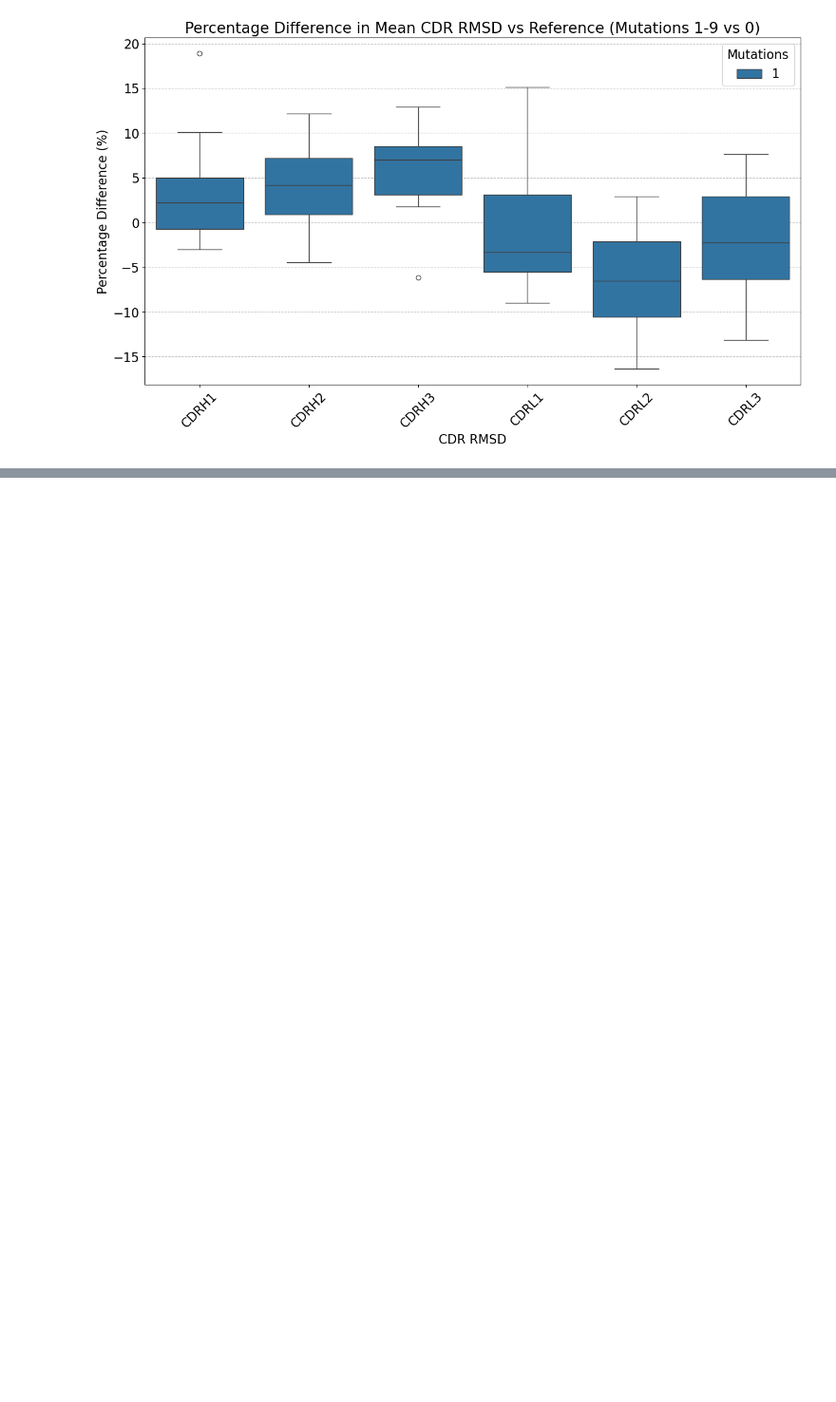
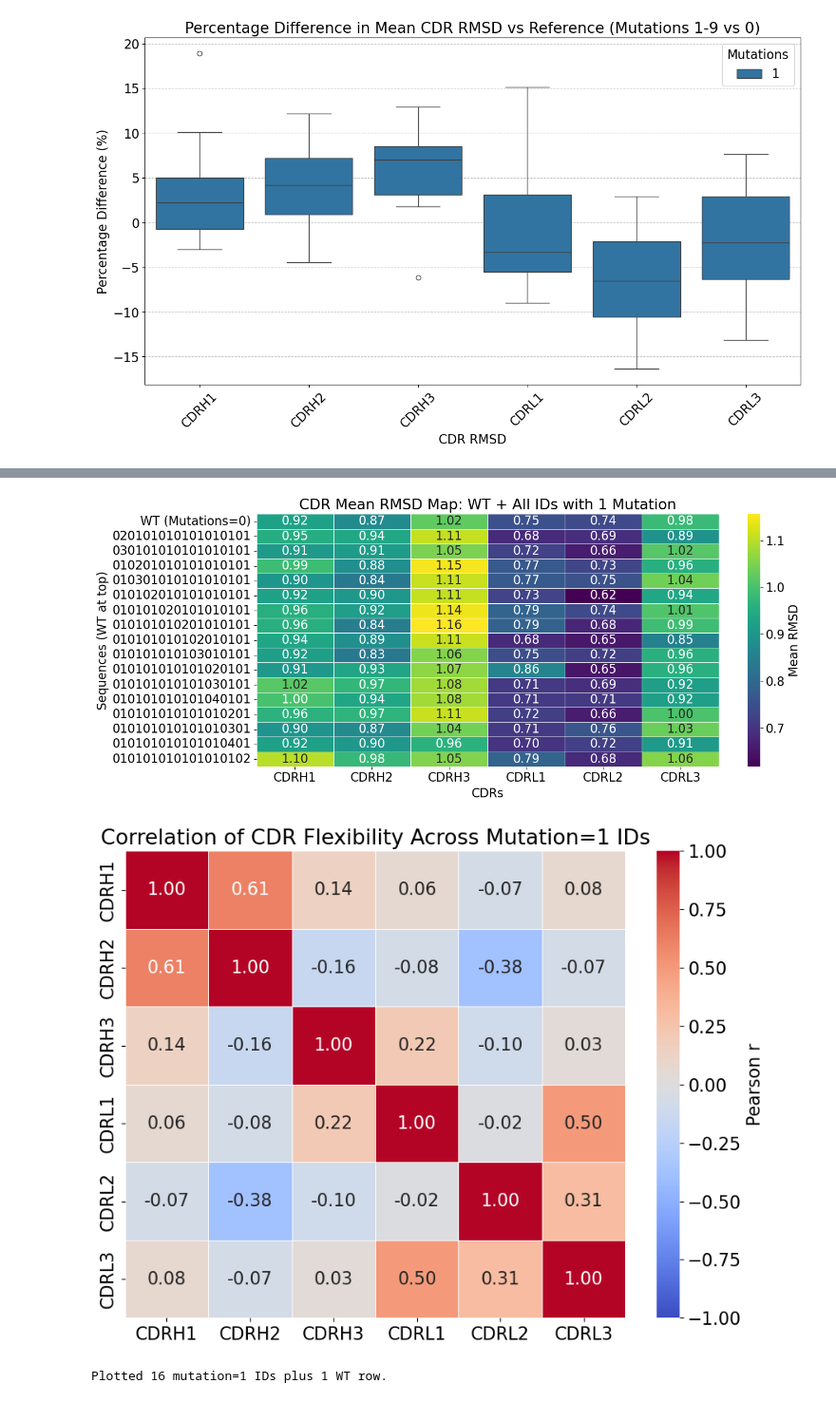
Before and after one commit to fspoendlin/ABB4, a Jupyter notebook: data_analysis.ipynb, the cells around one changed output, grey strips where cells are left out. Shown at 95% size. Cells and saved outputs as stored; diff of their text form; code cells hidden in the pictures; blank space fills up the shorter version.

Commit message:
updated data analysis notebook

```diff
--- a/data_analysis.ipynb
+++ b/data_analysis.ipynb
@@ -4,8 +4,8 @@ import seaborn as sns
 from scipy.stats import spearmanr, pearsonr
 import matplotlib.pyplot as plt
 # %%
-rmsd = pd.read_csv("/ceph/opig-shared/users/haque/DPhil/ABB4/ABB4/weizmann_with_rmsd.csv")
-rmsf = pd.read_csv("/ceph/opig-shared/users/haque/DPhil/ABB4/ABB4/weizmann_with_rmsf.csv")
+rmsd = pd.read_csv("./weizmann_with_rmsd.csv")
+rmsf = pd.read_csv("./weizmann_with_rmsf.csv")
 # %%
 cdr_columns = sorted([col for col in rmsf.columns if col.startswith('CDR') and col.endswith('mean')])
 spearman_corr = {}
@@ -398,3 +359,59 @@ print(f"Plotted {len(mut1_rows)} mutation=1 IDs plus 1 WT row.")
+# %%
+
+# Build CDR matrix for WT (Mutations=0) + all Mutations=1 IDs.
+cdr_cols = sorted([c for c in rmsd_mean.columns if c.startswith("CDR")])
+wt_rows = merged[merged["Mutations_ann"] == 0].copy()
+mut1_rows = merged[merged["Mutations_ann"] == 1].copy()
+
+if wt_rows.empty:
+    raise ValueError("No WT row found (Mutations == 0) in RMSD mean data.")
+
+# Keep one WT reference row at the top, then all mutation=1 rows.
+wt_row = wt_rows.iloc[[0]].copy()
+wt_row["plot_label"] = "WT (Mutations=0)"
+mut1_rows["plot_label"] = mut1_rows["ID_ann"].astype(str)
+
+plot_rows = pd.concat([wt_row, mut1_rows], ignore_index=True)
+
+heatmap_df = plot_rows.set_index("plot_label")[cdr_cols]
+
+plt.figure(figsize=(14, max(6, 0.35 * len(heatmap_df))))
+sns.heatmap(
+    heatmap_df,
+    cmap="viridis",
+    annot=True,
+    fmt=".2f",
+    linewidths=0.4,
+    cbar_kws={"label": "Mean RMSD"},
+)
+plt.title("CDR Mean RMSD Map: WT + All IDs with 1 Mutation")
+plt.xlabel("CDRs")
+plt.ylabel("Sequences (WT at top)")
+plt.tight_layout()
+plt.show()
+
+# Correlation across CDRs for only mutation=1 IDs.
+corr_mut1 = mut1_rows[cdr_cols].corr()
+plt.figure(figsize=(9, 7))
+sns.heatmap(
+    corr_mut1,
+    cmap="coolwarm",
+    vmin=-1,
+    vmax=1,
+    annot=True,
+    fmt=".2f",
+    linewidths=0.4,
+    cbar_kws={"label": "Pearson r"},
+)
+plt.title("Correlation of CDR Flexibility Across Mutation=1 IDs")
+plt.tight_layout()
+plt.show()
+
+print(f"Plotted {len(mut1_rows)} mutation=1 IDs plus 1 WT row.")
+# %% [output]
+[figure, added]
+[figure, added]
+Plotted 16 mutation=1 IDs plus 1 WT row.
 # %%
 # Build a mutation-details table for the plotted sequences.
 # This attempts to surface annotation columns that likely contain mutation descriptions.
```
Also changed, not shown: parts of 5 cells of this notebook.
